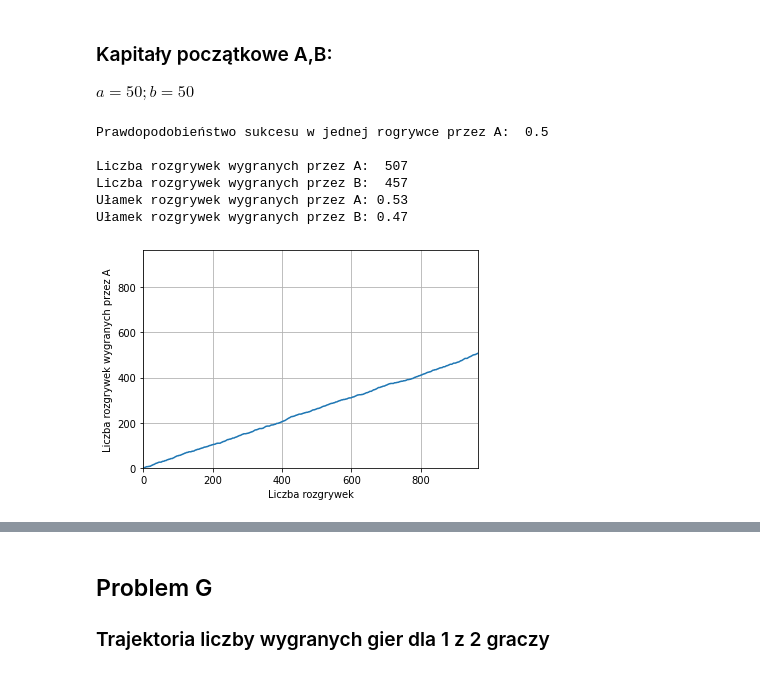
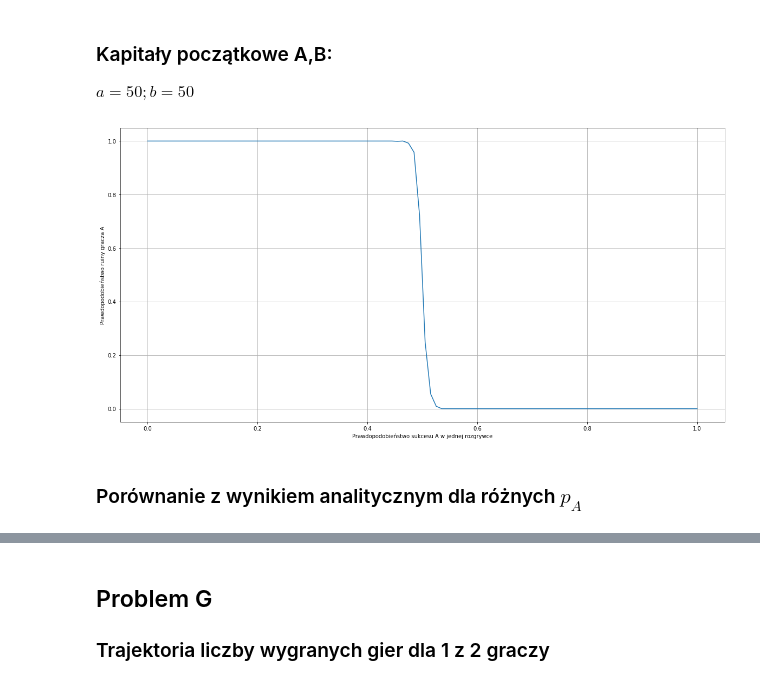
Before and after one commit to ulmii/statistical-methods, a Jupyter notebook: 1.ipynb, the cells around one changed output, grey strips where cells are left out. Drawn from its saved outputs; the diff is of its cells as text; code cells hidden in the pictures.

```diff
--- a/1.ipynb
+++ b/1.ipynb
@@ -146,17 +134,28 @@ def plot_ruin(number_of_games, a_wins):
 # %% [markdown]
 ### Kapitały początkowe A,B:
 $ a = 50; b = 50 $
-# %%
-prob = 0.5
-a_wins, number_of_games = gamblers_ruin(50, 50, prob, 1)
-
-print_stats(number_of_games, sum(a_wins), prob)
-plot_ruin(number_of_games, a_wins)
-# %% [output]
-Prawdopodobieństwo sukcesu w jednej rogrywce przez A:  0.5
-
-Liczba rozgrywek wygranych przez A:  507
-Liczba rozgrywek wygranych przez B:  457
-Ułamek rozgrywek wygranych przez A: 0.53
-Ułamek rozgrywek wygranych przez B: 0.47
-[figure, removed]
+# %%
+number_of_simulations = 1
+number_of_games = 1000
+
+for i in range(number_of_simulations):
+    x = []
+    y = []
+
+    for i in np.linspace(0.0, 1.0, 100):
+        a_wins, game_counter = gamblers_ruin(number_of_games, 50, 50, i, 1)
+        x.append(i)
+        y.append(1 - sum(a_wins)/number_of_games)
+
+    plt.plot(x, y)
+
+plt.rcParams["figure.figsize"]=(20, 10)
+plt.grid()
+plt.xlabel('Prawdopodobieństwo sukcesu A w jednej rozgrywce')
+plt.ylabel('Prawdopodobieństwo ruiny gracza A')
+
+plt.show()
+# %% [output]
+[figure, added]
+# %% [markdown]
+### Porównanie z wynikiem analitycznym dla różnych $p_A$
```
Also changed, not shown: parts of 27 cells of this notebook.
